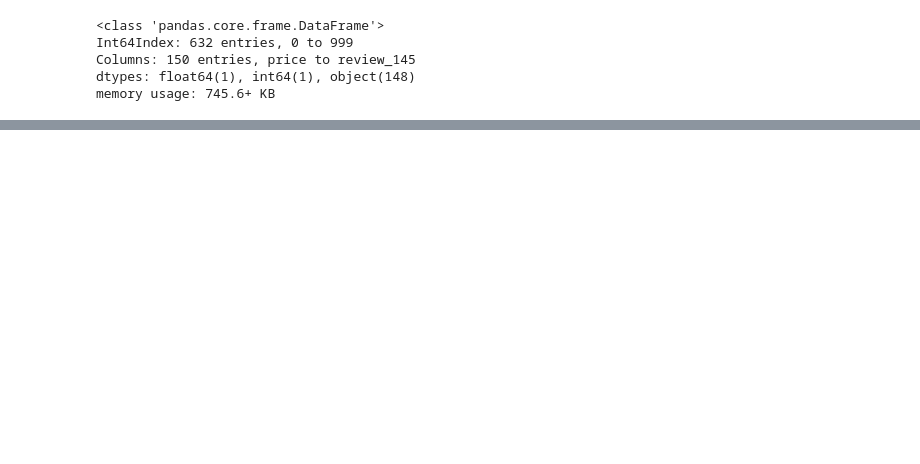
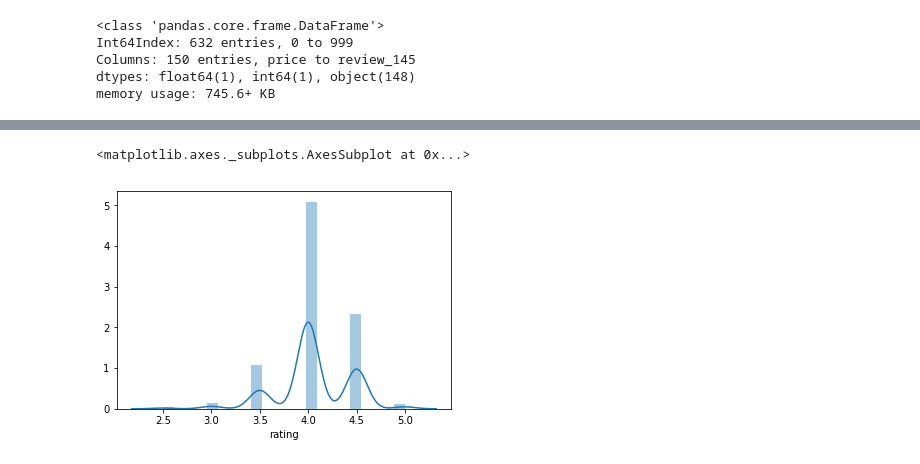
Before and after one commit to hamiltonchangcodes/final_project, a Jupyter notebook: EDA_Queens2.ipynb, the cells around one changed output, grey strips where cells are left out. Saved outputs shown, nothing was run; the diff lists cells and outputs as text; code cells hidden in the pictures; blank space fills up the shorter version.

```diff
--- a/EDA_Queens2.ipynb
+++ b/EDA_Queens2.ipynb
@@ -181,3 +181,5 @@ df.loc[df['review_count']>1000]
 | 852 | $$$ | 3.5 | aBcQo4Xy-Lcf3JfVcn94XA | Mizumi | 1175 | Buffet perfection! This has it al... | For lying about their food menu T... | I've gone here with my family num... | ... |
 | 864 | $$ | 3.5 | VdCocfnQaoZUa-2uOxubaw | Joe's Shanghai | 1106 | The Xiao Loong Pao (steamed meat ... | I haven't had that many soup dump... | It's the OG soup dumpling restaur... | ... |
 | 914 | $$ | 3.0 | liaw_m73XvOmEiB8e1Vqkw | Don Coqui | 1541 | It's always a great time at Don C... | The atmosphere is awesome, dine a... | Came here for a friend's birthday... | ... |
+# %%
+df = df.drop([511, 732, 840, 843])
@@ -183,0 +206,2 @@ df.loc[df['review_count']>1000]
+# %%
+df = df.drop([776, 625, 149, 240, 754, 844, 910])
@@ -183,0 +216,2 @@ df.loc[df['review_count']>1000]
+# %%
+df = df.reset_index()
@@ -183,0 +227,2 @@ df.loc[df['review_count']>1000]
+# %%
+df = df.drop(columns=['index'])
@@ -183,0 +238,5 @@ df.loc[df['review_count']>1000]
+# %%
+sns.distplot(df.rating)
+# %% [output]
+<matplotlib.axes._subplots.AxesSubplot at 0x...>
+[figure, added]
```
Also changed, not shown: parts of 7 cells of this notebook, 15 other files.
